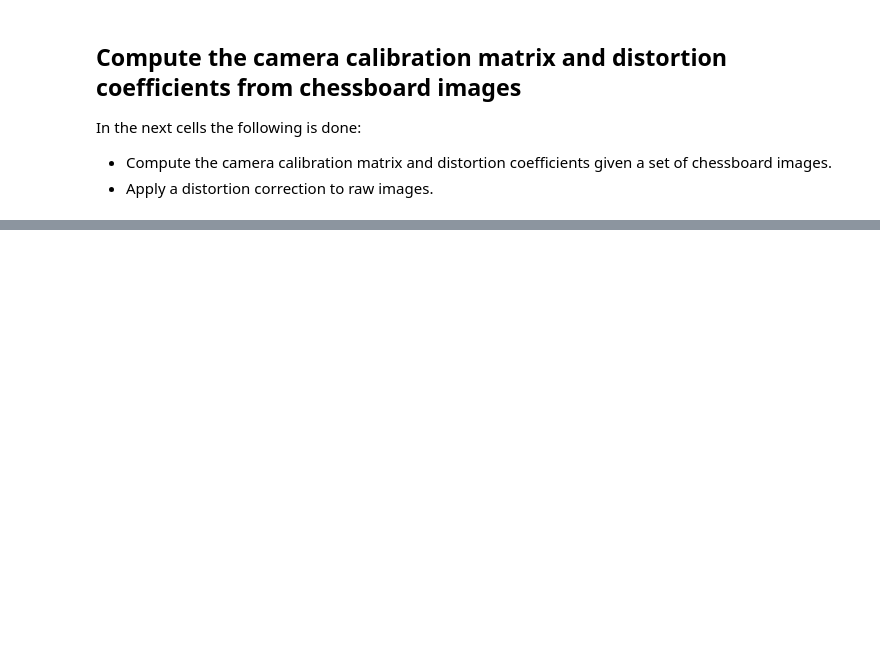
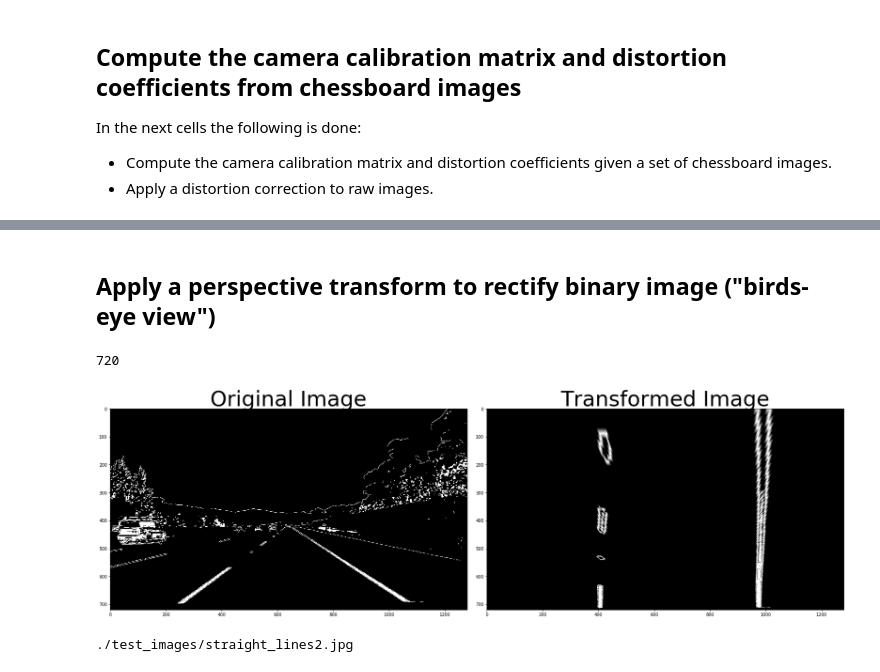
Before and after one commit to SorenRusbjerg/Advanced-Lane-Finding, a Jupyter notebook: Advanced-Lane-Finding.ipynb, the cells around one changed output, grey strips where cells are left out. Cells and saved outputs as stored; diff of their text form; code cells hidden in the pictures; blank space fills up the shorter version.

```diff
--- a/Advanced-Lane-Finding.ipynb
+++ b/Advanced-Lane-Finding.ipynb
@@ -138,0 +182,29 @@ plt.subplots_adjust(left=0., right=1, top=0.9, bottom=0.)
+# %% [markdown]
+## Apply a perspective transform to rectify binary image ("birds-eye view")
+# %%
+# Define some source points for perspective transform
+dimY, dimX = img_binary.shape
+print(dimY)
+src = np.float32([(210, dimY),(600-10, 450),(700-10, 450),(1150, dimY)])
+# destination points
+dst = np.float32([(400, dimY),(400, 0),(1000, 0),(1000, dimY)])
+# Given src and dst points, calculate the perspective transform matrix
+M = cv2.getPerspectiveTransform(src, dst)
+# Warp the image using OpenCV warpPerspective()
+img_warped = cv2.warpPerspective(img_binary, M, (dimX, dimY))
+
+f, (ax1, ax2) = plt.subplots(1, 2, figsize=(24, 9))
+plt.imshow(img_warped,'gray')
+f.tight_layout()
+ax1.imshow(img_binary,'gray')
+ax1.set_title('Original Image', fontsize=50)
+ax2.imshow(img_warped,'gray')
+ax2.set_title('Transformed Image', fontsize=50)
+plt.subplots_adjust(left=0., right=1, top=0.9, bottom=0.)
+# %% [output]
+720
+[figure, added]
+# %%
+print(testImages[4])
+# %% [output]
+./test_images/straight_lines2.jpg
```
Also changed, not shown: parts of 10 cells of this notebook, 1 other file.
